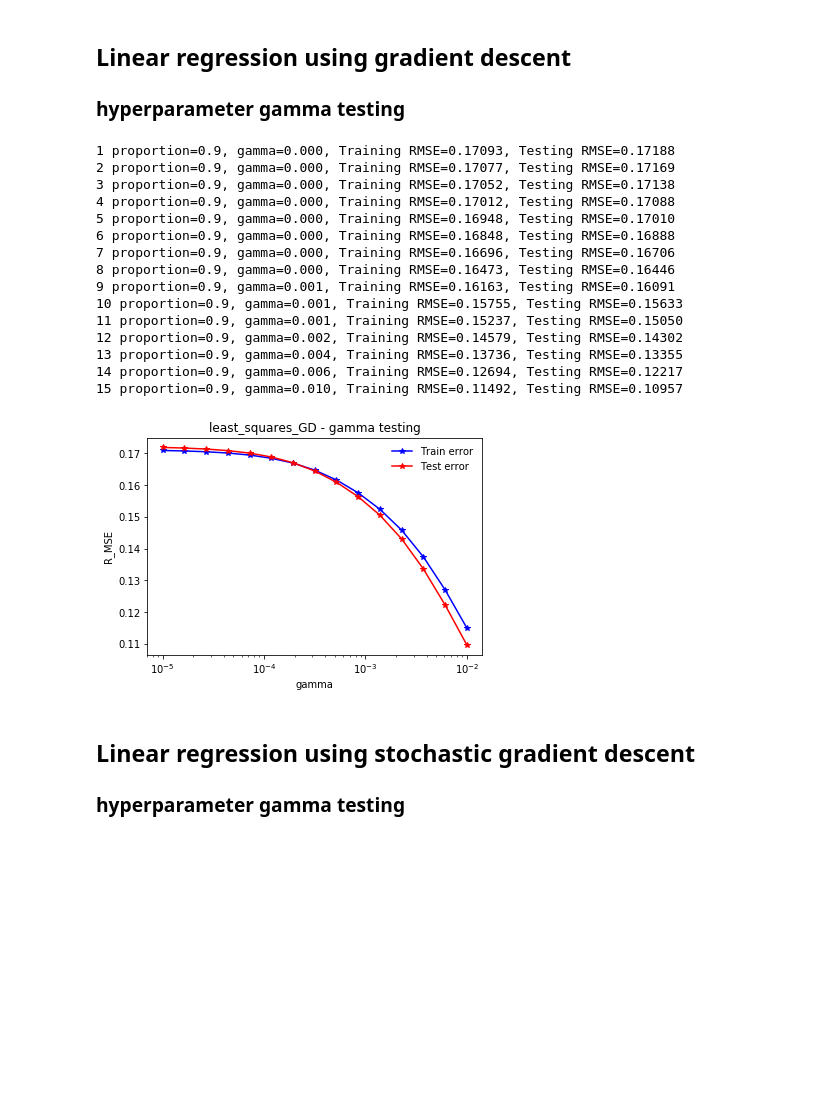
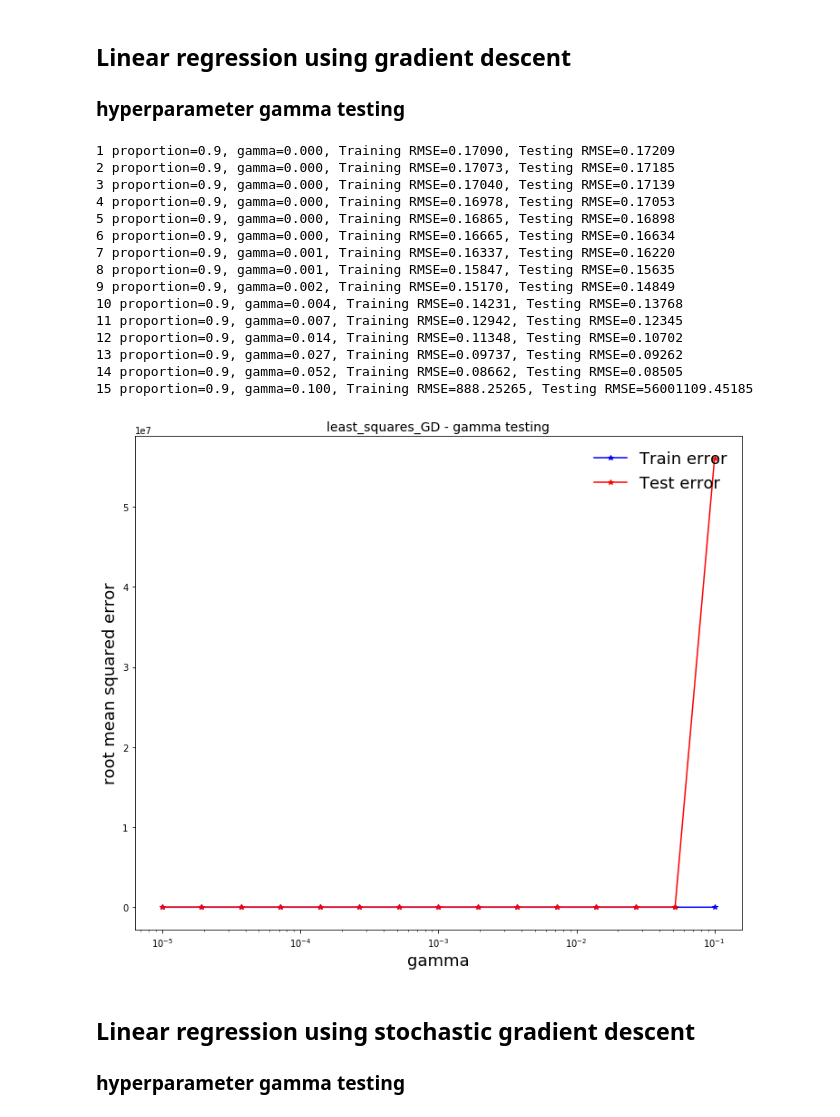
Before and after one commit to lostinstaches/HiggsBosonChallengeCERN, a Jupyter notebook: book.ipynb, the cells around one changed output. Cells and saved outputs as stored; diff of their text form; code cells hidden in the pictures; blank space fills up the shorter version.

Commit message:
plots

```diff
--- a/book.ipynb
+++ b/book.ipynb
@@ -84,20 +84,12 @@ Preprocess done ..
 # %%
-# put function to helpers
 def plot_train_test(train_errors, test_errors, test_range, method_name, testparam):
-    """
-    train_errors, test_errors and lambas should be list (of the same size) the respective train error and test error for a given lambda,
-    * lambda[0] = 1
-    * train_errors[0] = RMSE of a ridge regression on the train set
-    * test_errors[0] = RMSE of the parameter found by ridge regression applied on the test set
-
-    degree is just used for the title of the plot.
-    """
+    plt.figure(figsize=(12,10))
     plt.semilogx(test_range, train_errors, color='b', marker='*', label="Train error")
     plt.semilogx(test_range, test_errors, color='r', marker='*', label="Test error")
-    plt.xlabel(testparam)
-    plt.ylabel("root mean squared error")
-    plt.title(""+method_name+" - "+testparam+" testing")
-    leg = plt.legend(loc=1, shadow=True)
+    plt.xlabel(testparam,  fontsize=18)
+    plt.ylabel("root mean squared error",  fontsize=18)
+    plt.title(""+method_name+" - "+testparam+" testing", fontsize=14)
+    leg = plt.legend(loc=1, shadow=True, prop={'size': 18})
     leg.draw_frame(False)
     plt.savefig(method_name+"_"+testparam+"_testing")
 # %%
@@ -143,37 +134,37 @@ def regression_gamma_testing(y, x, ratio, seed, test_range, method_name, params,
 # %%
 # seed for splitting
 seed = 1234
 # seed for splitting
 split_ratio = ratio_for_splitting
 # range of gamma to plot (from, to, iterations)
-gamma_range_gd = np.logspace(-5, -2, 15)
+gamma_range_gd = np.logspace(-5, -1, 15)
 # iterations per gamma
 iteration_gd = 10
 # params for LS-GD
 params = {
     'gamma': 0.0005,
     'initial_w': np.zeros(X_train.shape[1]),
     'max_iters': iteration_gd ,
 }
 
 regression_gamma_testing(Y_train, X_train, split_ratio, seed, gamma_range_gd, "least_squares_GD", params, "gamma")
 # %% [output]
-1 proportion=0.9, gamma=0.000, Training RMSE=0.17093, Testing RMSE=0.17188
-2 proportion=0.9, gamma=0.000, Training RMSE=0.17077, Testing RMSE=0.17169
-3 proportion=0.9, gamma=0.000, Training RMSE=0.17052, Testing RMSE=0.17138
-4 proportion=0.9, gamma=0.000, Training RMSE=0.17012, Testing RMSE=0.17088
-5 proportion=0.9, gamma=0.000, Training RMSE=0.16948, Testing RMSE=0.17010
-6 proportion=0.9, gamma=0.000, Training RMSE=0.16848, Testing RMSE=0.16888
-7 proportion=0.9, gamma=0.000, Training RMSE=0.16696, Testing RMSE=0.16706
-8 proportion=0.9, gamma=0.000, Training RMSE=0.16473, Testing RMSE=0.16446
-9 proportion=0.9, gamma=0.001, Training RMSE=0.16163, Testing RMSE=0.16091
-10 proportion=0.9, gamma=0.001, Training RMSE=0.15755, Testing RMSE=0.15633
-11 proportion=0.9, gamma=0.001, Training RMSE=0.15237, Testing RMSE=0.15050
-12 proportion=0.9, gamma=0.002, Training RMSE=0.14579, Testing RMSE=0.14302
-13 proportion=0.9, gamma=0.004, Training RMSE=0.13736, Testing RMSE=0.13355
-14 proportion=0.9, gamma=0.006, Training RMSE=0.12694, Testing RMSE=0.12217
-15 proportion=0.9, gamma=0.010, Training RMSE=0.11492, Testing RMSE=0.10957
+1 proportion=0.9, gamma=0.000, Training RMSE=0.17090, Testing RMSE=0.17209
+2 proportion=0.9, gamma=0.000, Training RMSE=0.17073, Testing RMSE=0.17185
+3 proportion=0.9, gamma=0.000, Training RMSE=0.17040, Testing RMSE=0.17139
+4 proportion=0.9, gamma=0.000, Training RMSE=0.16978, Testing RMSE=0.17053
+5 proportion=0.9, gamma=0.000, Training RMSE=0.16865, Testing RMSE=0.16898
+6 proportion=0.9, gamma=0.000, Training RMSE=0.16665, Testing RMSE=0.16634
+7 proportion=0.9, gamma=0.001, Training RMSE=0.16337, Testing RMSE=0.16220
+8 proportion=0.9, gamma=0.001, Training RMSE=0.15847, Testing RMSE=0.15635
+9 proportion=0.9, gamma=0.002, Training RMSE=0.15170, Testing RMSE=0.14849
+10 proportion=0.9, gamma=0.004, Training RMSE=0.14231, Testing RMSE=0.13768
+11 proportion=0.9, gamma=0.007, Training RMSE=0.12942, Testing RMSE=0.12345
+12 proportion=0.9, gamma=0.014, Training RMSE=0.11348, Testing RMSE=0.10702
+13 proportion=0.9, gamma=0.027, Training RMSE=0.09737, Testing RMSE=0.09262
+14 proportion=0.9, gamma=0.052, Training RMSE=0.08662, Testing RMSE=0.08505
+15 proportion=0.9, gamma=0.100, Training RMSE=888.25265, Testing RMSE=56001109.45185
-[figure, old version]
+[figure, new version]
 # %% [markdown]
 ## Linear regression using stochastic gradient descent
 ### hyperparameter gamma testing
```
Also changed, not shown: parts of 14 cells of this notebook.
